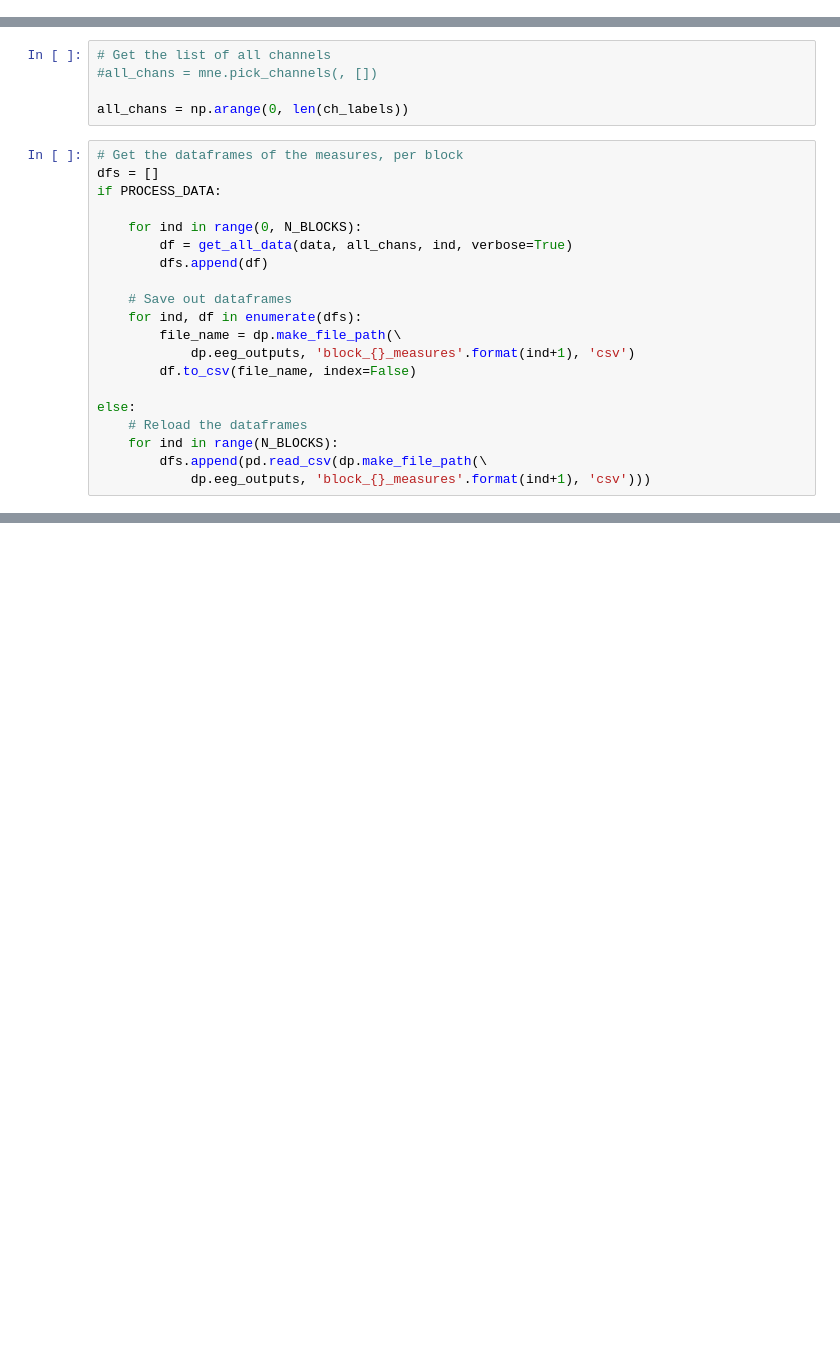
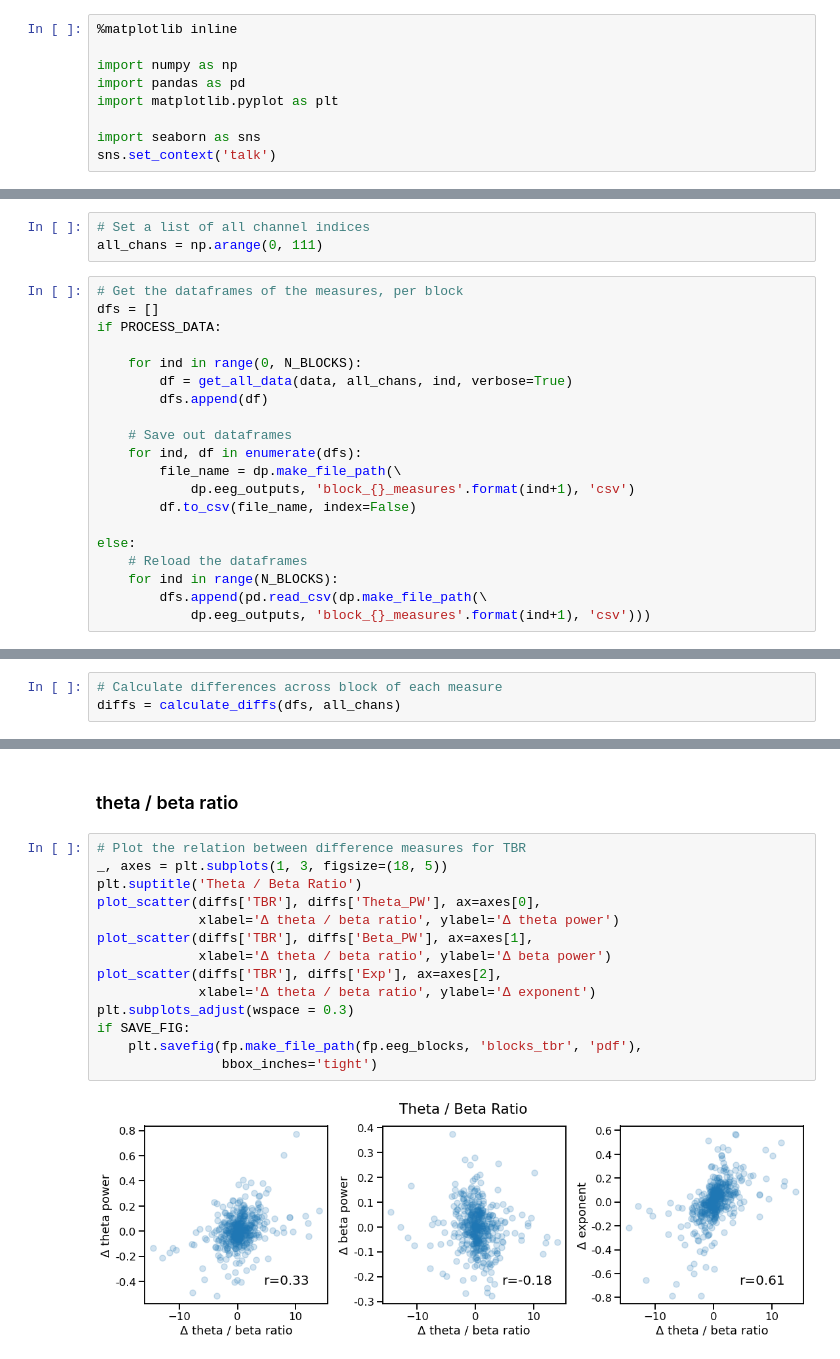
Before and after one commit to voytekresearch/BandRatios, a Jupyter notebook: notebooks/7-EEG-Blocks.ipynb, the cells around one changed output, grey strips where cells are left out. Saved outputs shown, nothing was run; the diff lists cells and outputs as text; blank space fills up the shorter version.

Commit message:
add analysis across blocks

```diff
--- a/notebooks/7-EEG-Blocks.ipynb
+++ b/notebooks/7-EEG-Blocks.ipynb
@@ -5 +5,10 @@ This notebook explores the relationship between parameterized ratios and age.
+# %%
+%matplotlib inline
+
+import numpy as np
+import pandas as pd
+import matplotlib.pyplot as plt
+
+import seaborn as sns
+sns.set_context('talk')
 # %%
@@ -43,8 +44,6 @@ with open(dp.make_file_path(dp.eeg_meta, 'chans111', 'csv'), 'r') as csv_file:
 # %%
-# Get the list of all channels
-#all_chans = mne.pick_channels(, [])
-
-all_chans = np.arange(0, len(ch_labels))
+# Set a list of all channel indices
+all_chans = np.arange(0, 111)
 # %%
 # Get the dataframes of the measures, per block
 dfs = []
@@ -303,0 +110,3 @@ SpearmanrResult(correlation=0.9999999999999999, pvalue=1.4042654220543672e-24)
+# %%
+# Calculate differences across block of each measure
+diffs = calculate_diffs(dfs, all_chans)
@@ -303,0 +124,18 @@ SpearmanrResult(correlation=0.9999999999999999, pvalue=1.4042654220543672e-24)
+# %% [markdown]
+### theta / beta ratio
+# %%
+# Plot the relation between difference measures for TBR
+_, axes = plt.subplots(1, 3, figsize=(18, 5))
+plt.suptitle('Theta / Beta Ratio')
+plot_scatter(diffs['TBR'], diffs['Theta_PW'], ax=axes[0],
+             xlabel='Δ theta / beta ratio', ylabel='Δ theta power')
+plot_scatter(diffs['TBR'], diffs['Beta_PW'], ax=axes[1],
+             xlabel='Δ theta / beta ratio', ylabel='Δ beta power')
+plot_scatter(diffs['TBR'], diffs['Exp'], ax=axes[2],
+             xlabel='Δ theta / beta ratio', ylabel='Δ exponent')
+plt.subplots_adjust(wspace = 0.3)
+if SAVE_FIG:
+    plt.savefig(fp.make_file_path(fp.eeg_blocks, 'blocks_tbr', 'pdf'),
+                bbox_inches='tight')
+# %% [output]
+[figure, added]
```
Also changed, not shown: parts of 77 cells of this notebook.
